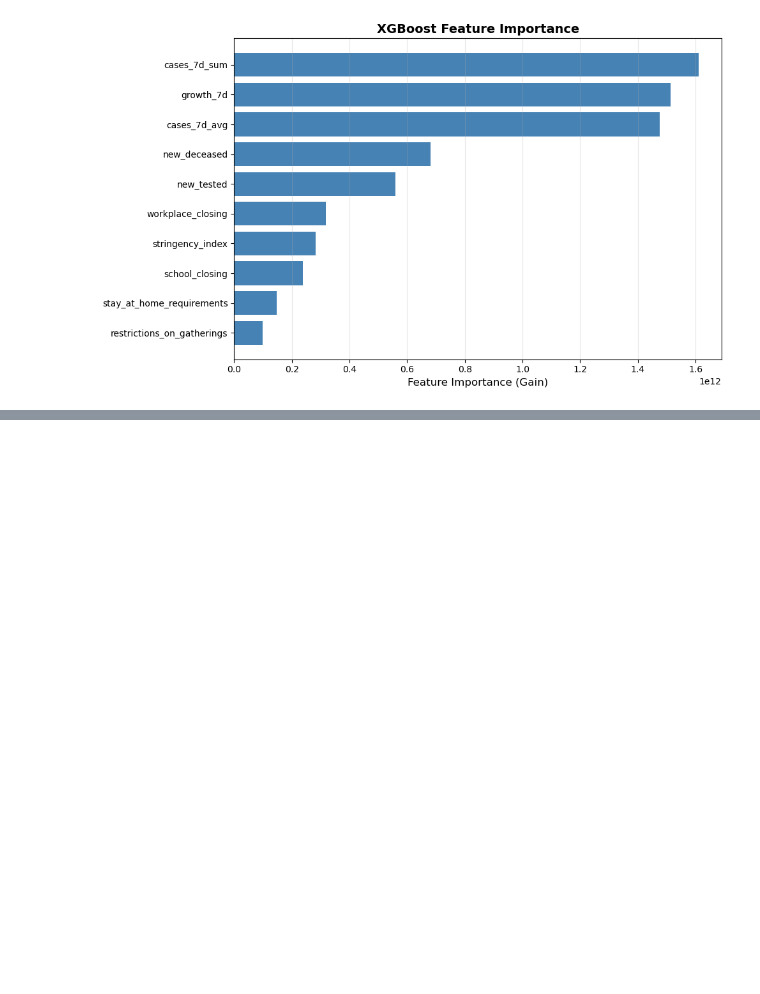
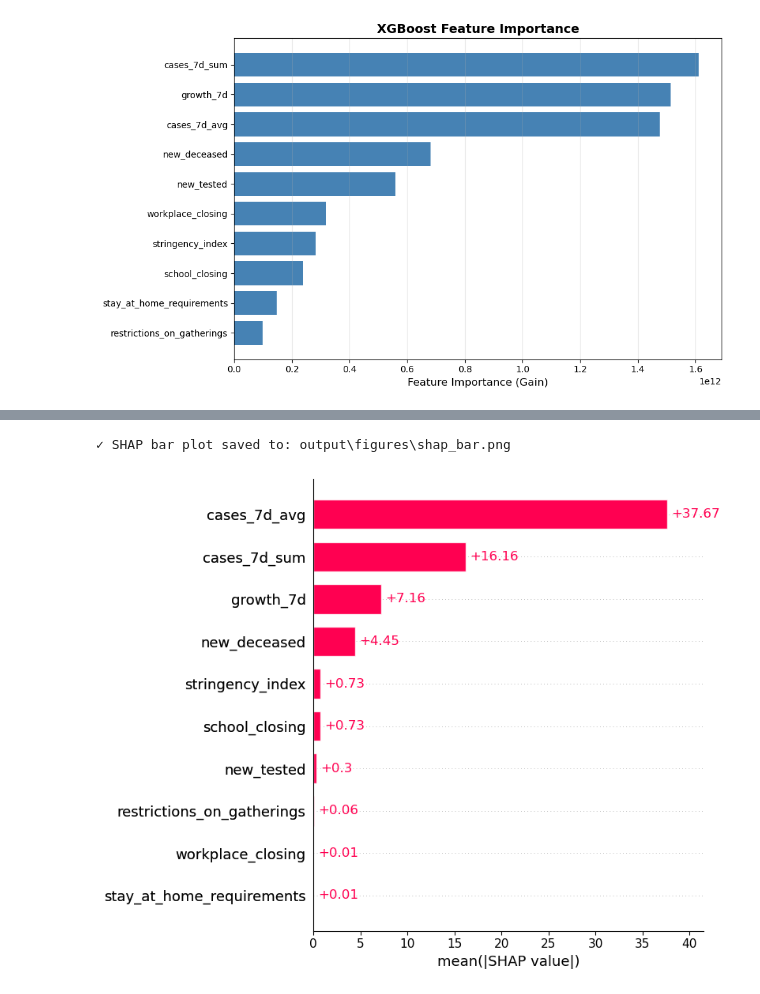
Before and after one commit to isaac-ik/covid_19, a Jupyter notebook: policy-effectiveness-covid/notebooks/analysis.ipynb, the cells around one changed output, grey strips where cells are left out. Saved outputs shown, nothing was run; the diff lists cells and outputs as text; code cells hidden in the pictures; blank space fills up the shorter version.

```diff
--- a/policy-effectiveness-covid/notebooks/analysis.ipynb
+++ b/policy-effectiveness-covid/notebooks/analysis.ipynb
@@ -856,0 +885,11 @@ plt.show()
+# %%
+# SHAP bar plot (mean absolute SHAP values)
+fig, ax = plt.subplots(figsize=(10, 6))
+shap.plots.bar(shap_values, show=False)
+plt.tight_layout()
+plt.savefig(FIGURES_DIR / "shap_bar.png", dpi=300, bbox_inches='tight')
+print(f"✓ SHAP bar plot saved to: {FIGURES_DIR / 'shap_bar.png'}")
+plt.show()
+# %% [output]
+✓ SHAP bar plot saved to: output\figures\shap_bar.png
+[figure, added]
```
Also changed, not shown: parts of 2 cells of this notebook, 2 other files.
